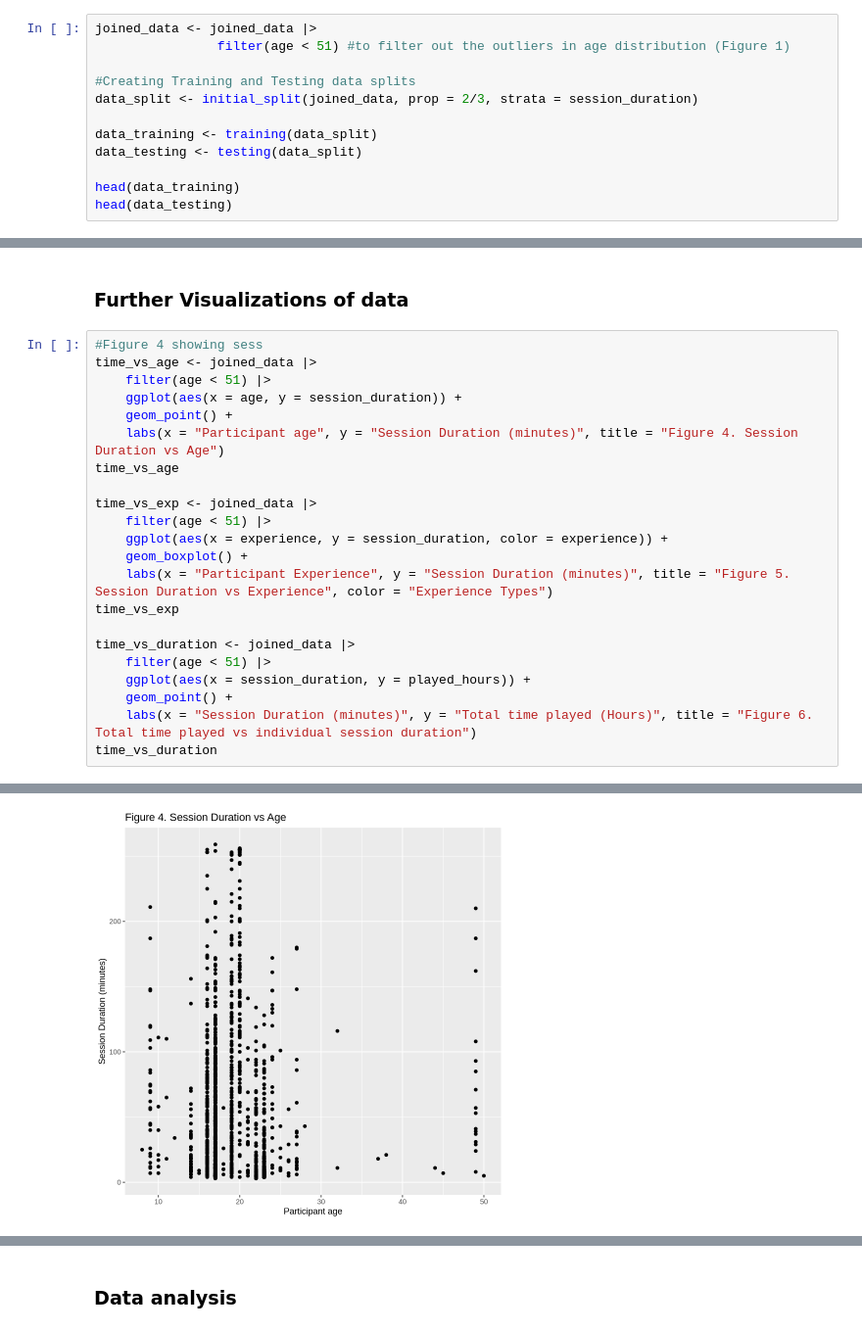
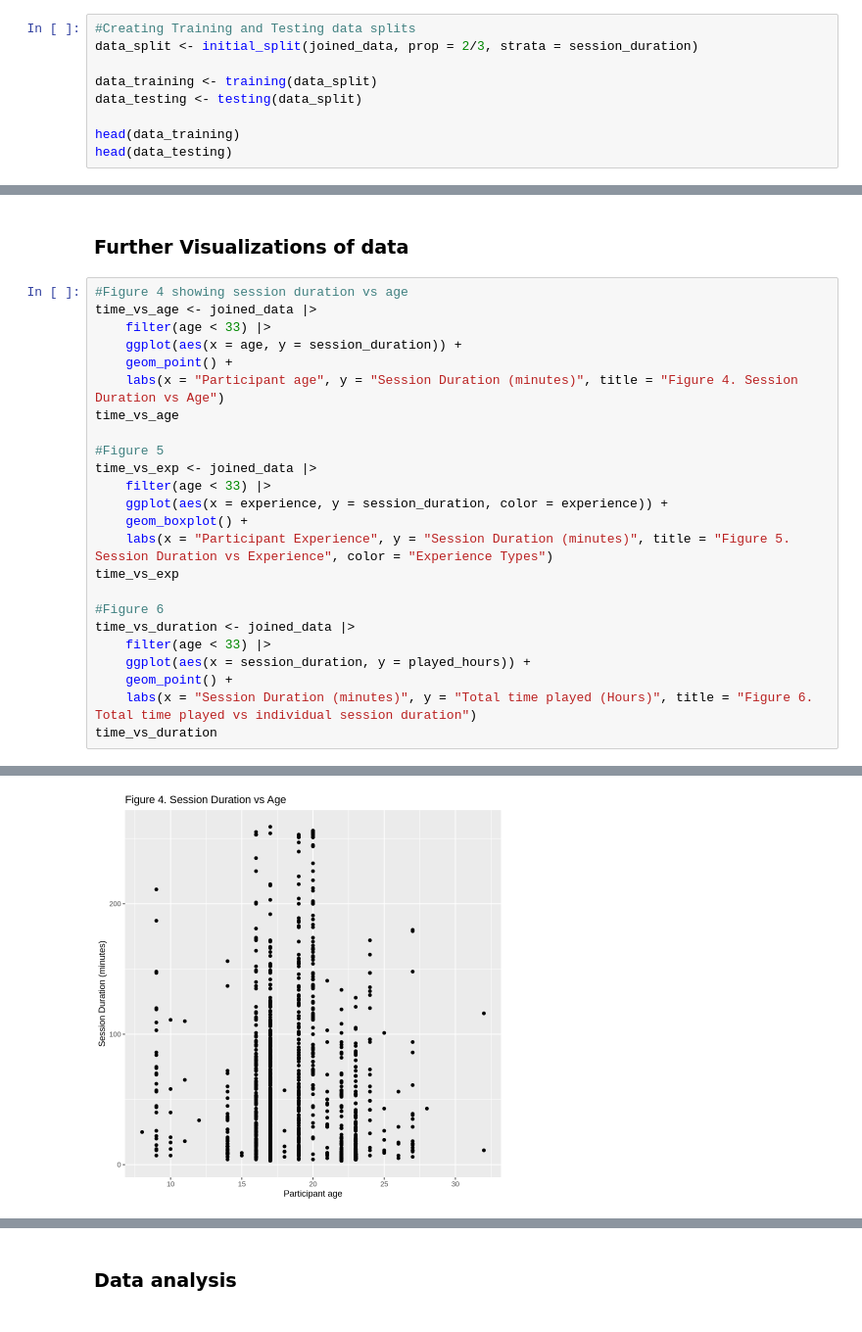
Before and after one commit to realchh/DSCI100-Group-009-22, a Jupyter notebook: Project Final Report.ipynb, the cells around one changed output, grey strips where cells are left out. Shown at 98% size. Cells and saved outputs as stored; diff of their text form.

```diff
--- a/Project Final Report.ipynb
+++ b/Project Final Report.ipynb
@@ -208,9 +223,6 @@ Before working on our model, we need to split the data into training and testing
 
 Moreover, we will utilize **initial_split** to split the dataframe into 66.6% training and 33.3% testing since it shuffles the data for us and ensures that a constant proportion of each class is present in both. Furthermore, the 2:1 split allows us to train our model on as many data points as possible while also keeping enough data for effective testing later.
 # %%
-joined_data <- joined_data |>
-                filter(age < 51) #to filter out the outliers in age distribution (Figure 1)
-
 #Creating Training and Testing data splits
 data_split <- initial_split(joined_data, prop = 2/3, strata = session_duration)
 
@@ -314,35 +326,37 @@ There are several interesting trends across the three figures. In Figure 1, the
 # %% [markdown]
 ### Further Visualizations of data
 # %%
-#Figure 4 showing sess
+#Figure 4 showing session duration vs age
 time_vs_age <- joined_data |>
-    filter(age < 51) |>
+    filter(age < 33) |>
     ggplot(aes(x = age, y = session_duration)) +
     geom_point() +
     labs(x = "Participant age", y = "Session Duration (minutes)", title = "Figure 4. Session Duration vs Age")
 time_vs_age
 
+#Figure 5
 time_vs_exp <- joined_data |>
-    filter(age < 51) |>
+    filter(age < 33) |>
     ggplot(aes(x = experience, y = session_duration, color = experience)) +
     geom_boxplot() +
     labs(x = "Participant Experience", y = "Session Duration (minutes)", title = "Figure 5. Session Duration vs Experience", color = "Experience Types")
 time_vs_exp
 
+#Figure 6
 time_vs_duration <- joined_data |>
-    filter(age < 51) |>
+    filter(age < 33) |>
     ggplot(aes(x = session_duration, y = played_hours)) +
     geom_point() +
     labs(x = "Session Duration (minutes)", y = "Total time played (Hours)", title = "Figure 6. Total time played vs individual session duration")
 time_vs_duration
 # %% [output]
 Warning message:
 “Removed 2 rows containing missing values or values outside the scale range
 (`geom_point()`).”
 Warning message:
 “Removed 2 rows containing non-finite outside the scale range
 (`stat_boxplot()`).”
-[figure, old version]
+[figure, new version]
 Warning message:
 “Removed 2 rows containing missing values or values outside the scale range
 (`geom_point()`).”
```
Also changed, not shown: parts of 9 cells of this notebook.
